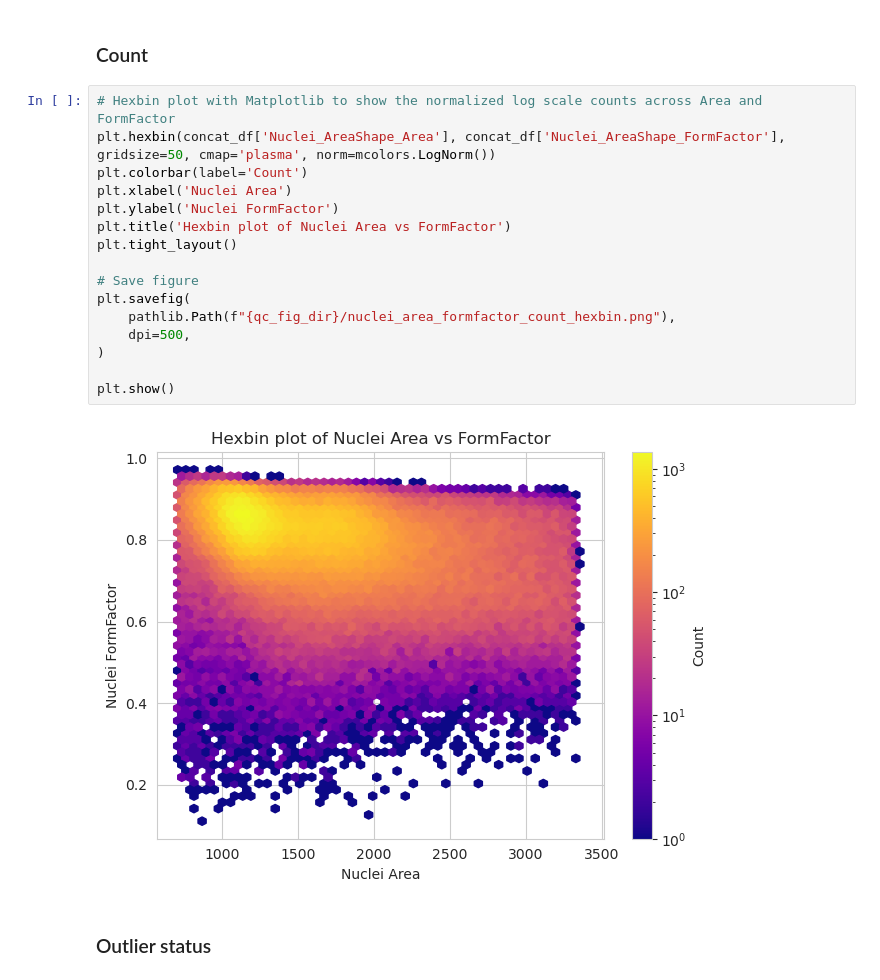
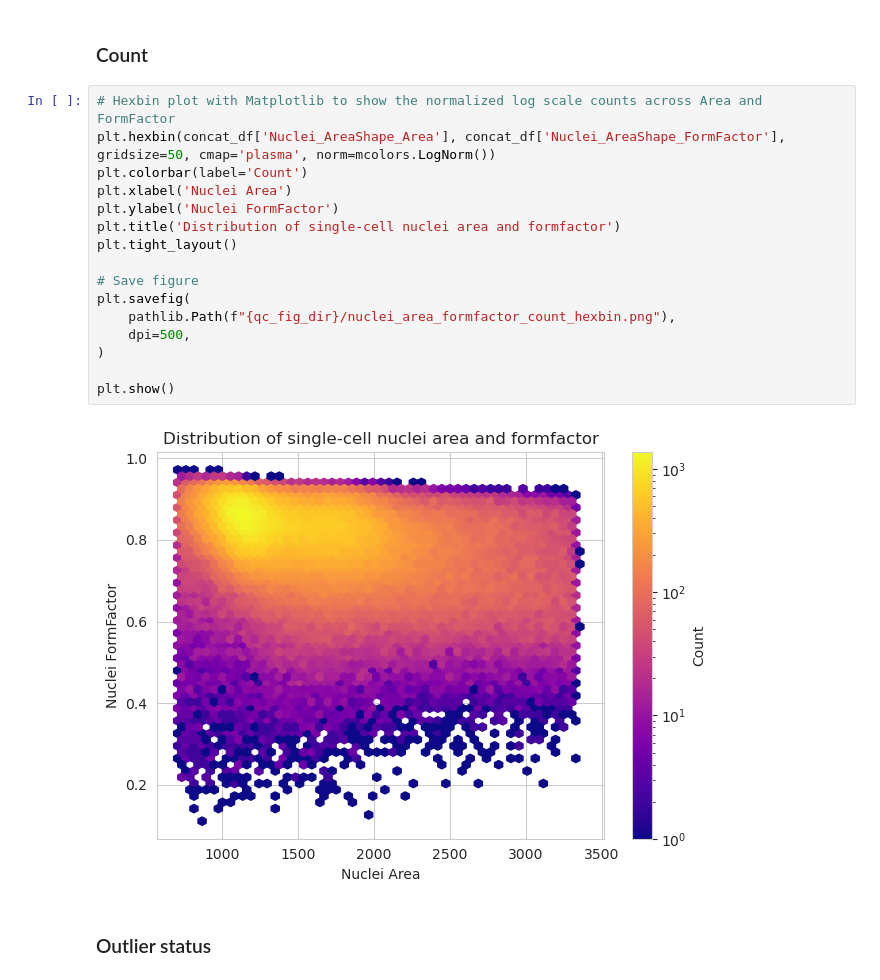
Before and after one commit to WayScience/nuclear_speckle_image_analysis, a Jupyter notebook: 4.preprocess_features/1.single_cell_qc.ipynb, the cells around one changed output. Saved outputs shown, nothing was run; the diff lists cells and outputs as text.

```diff
--- a/4.preprocess_features/1.single_cell_qc.ipynb
+++ b/4.preprocess_features/1.single_cell_qc.ipynb
@@ -245,21 +243,21 @@ Nuclei_AreaShape_FormFactor Max: 0.6904288516004499
 # %%
 # Hexbin plot with Matplotlib to show the normalized log scale counts across Area and FormFactor
 plt.hexbin(concat_df['Nuclei_AreaShape_Area'], concat_df['Nuclei_AreaShape_FormFactor'], gridsize=50, cmap='plasma', norm=mcolors.LogNorm())
 plt.colorbar(label='Count')
 plt.xlabel('Nuclei Area')
 plt.ylabel('Nuclei FormFactor')
-plt.title('Hexbin plot of Nuclei Area vs FormFactor')
+plt.title('Distribution of single-cell nuclei area and formfactor')
 plt.tight_layout()
 
 # Save figure
 plt.savefig(
     pathlib.Path(f"{qc_fig_dir}/nuclei_area_formfactor_count_hexbin.png"),
     dpi=500,
 )
 
 plt.show()
 # %% [output]
-[figure, old version]
+[figure, new version]
 # %% [markdown]
 ### Outlier status
 # %%
```
Also changed, not shown: parts of 6 cells of this notebook, 21 other files.
